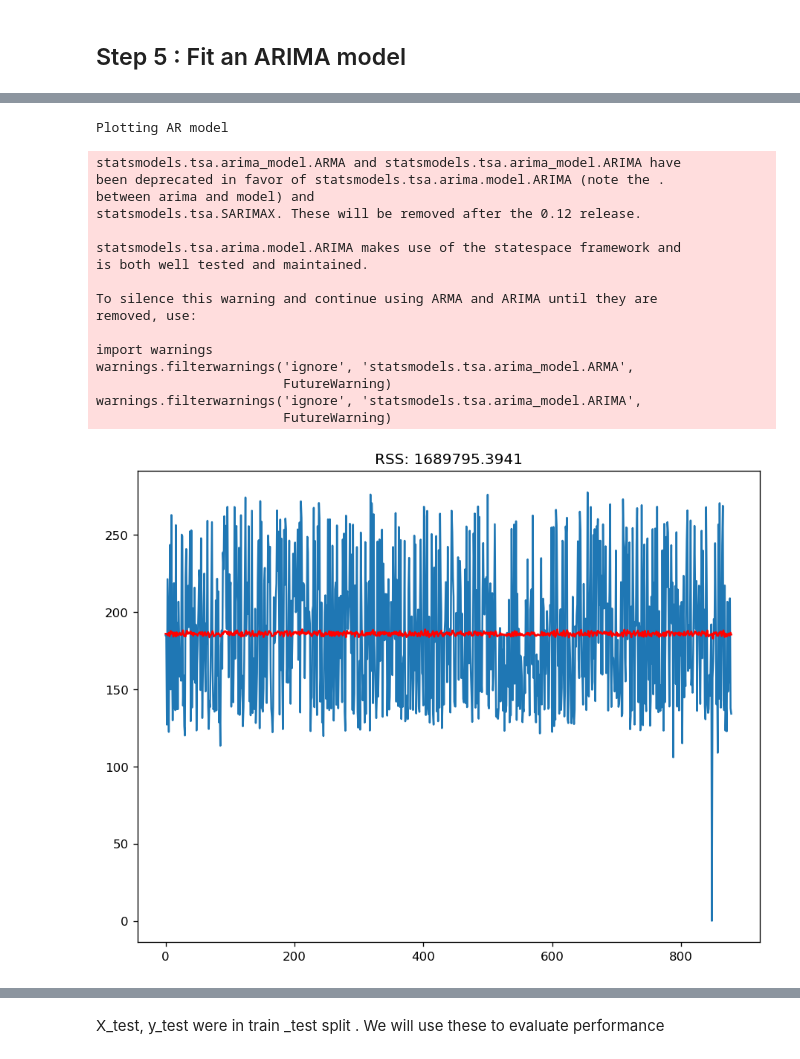
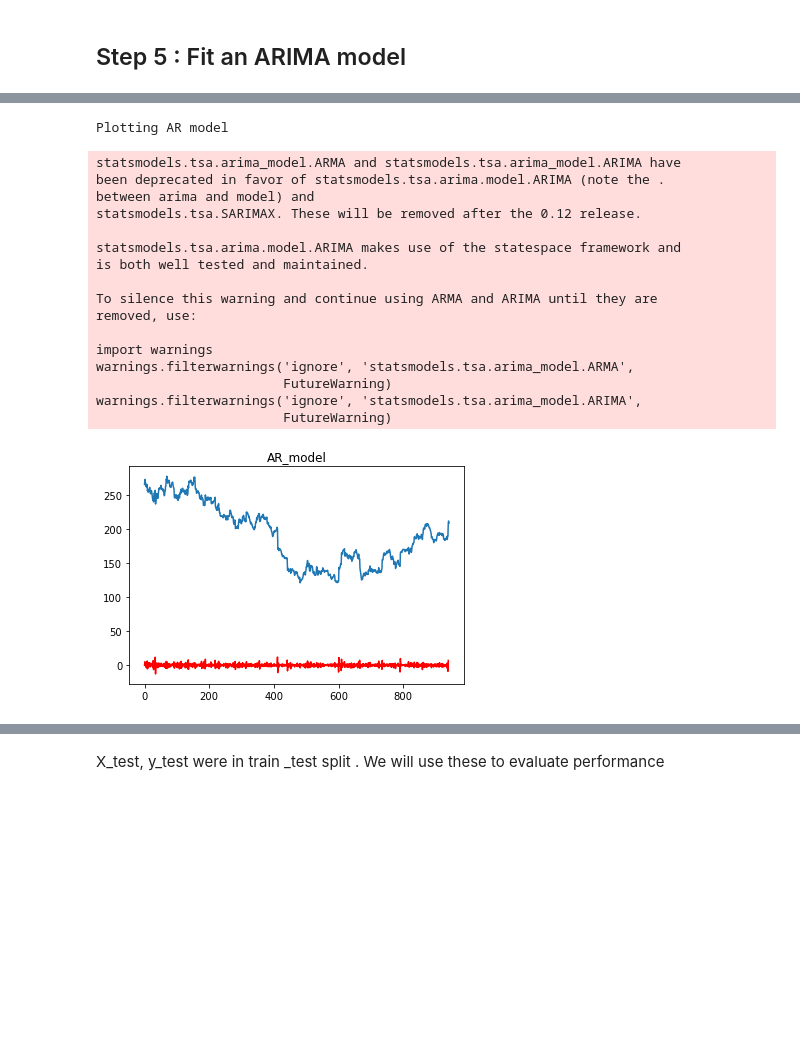
Before and after one commit to PhanindraPanthagani/TimeSeries_and_Databases, a Jupyter notebook: TimeSeries_Jupyternotebooks/ARIMA.ipynb, the cells around one changed output, grey strips where cells are left out. Cells and saved outputs as stored; diff of their text form; code cells hidden in the pictures; blank space fills up the shorter version.

Commit message:
Adding Google.mustache and ARIMA notebook
Adding Google.mustache and ARIMA notebook

```diff
--- a/TimeSeries_Jupyternotebooks/ARIMA,SARIMA.ipynb
+++ b/TimeSeries_Jupyternotebooks/ARIMA.ipynb
@@ -108,4 +105,0 @@ Name: Close, Length: 1257, dtype: float64
-# %%
-from sklearn.model_selection import train_test_split
-X_train, X_test, y_train, y_test = train_test_split(X, y, test_size=0.30, random_state=0)
-X_train.head(2)
@@ -115,0 +140,2 @@ X_train.head(2)
+# %%
+X_train, X_test, y_train, y_test = split_train_test(X,y,train_size=0.75)
@@ -224,5 +271,17 @@ d value for PP test is 0
 # %% [markdown]
 ## Step 5 : Fit an ARIMA model
+# %%
+# create a differenced series
+def difference(dataset, interval=1):
+    diff = list()
+    for i in range(interval, len(dataset)):
+        value = dataset[i] - dataset[i - interval]
+        diff.append(value)
+    return np.array(diff)
+
+# invert differenced value
+def inverse_difference(history, yhat, interval=1):
+    return yhat + history[-interval]
 # %%
 from statsmodels.tsa.arima_model import ARIMA
 help(ARIMA)
@@ -268,30 +327,31 @@ array([184.860001, 184.839996, 127.040001, 221.199997, 168.979996,
 # %%
 # First fitting an AR model
-AR_model = ARIMA(y_train_nparray, order=(3,0,0))
-results_AR = AR_model.fit(disp=-1)
+differenced = difference(y_train_nparray, 1)
+AR_model = ARIMA(differenced, order=(1,1,0))
+results_AR = AR_model.fit()
 plt.plot(y_train_nparray)
 plt.plot(results_AR.fittedvalues, color='red')
-RSS_AR = sum((results_AR.fittedvalues - y_train_nparray)**2)
-plt.title('RSS: %.4f'%RSS_AR)
+
+plt.title('AR_model')
 print('Plotting AR model')
 # %% [output]
 Plotting AR model
 statsmodels.tsa.arima_model.ARMA and statsmodels.tsa.arima_model.ARIMA have
 been deprecated in favor of statsmodels.tsa.arima.model.ARIMA (note the .
 between arima and model) and
 statsmodels.tsa.SARIMAX. These will be removed after the 0.12 release.
 
 statsmodels.tsa.arima.model.ARIMA makes use of the statespace framework and
 is both well tested and maintained.
 
 To silence this warning and continue using ARMA and ARIMA until they are
 removed, use:
 
 import warnings
 warnings.filterwarnings('ignore', 'statsmodels.tsa.arima_model.ARMA',
                         FutureWarning)
 warnings.filterwarnings('ignore', 'statsmodels.tsa.arima_model.ARIMA',
                         FutureWarning)
-[figure, old version]
+[figure, new version]
 # %%
 # fitting an MA model
```
Also changed, not shown: parts of 27 cells of this notebook, 1 other file.
